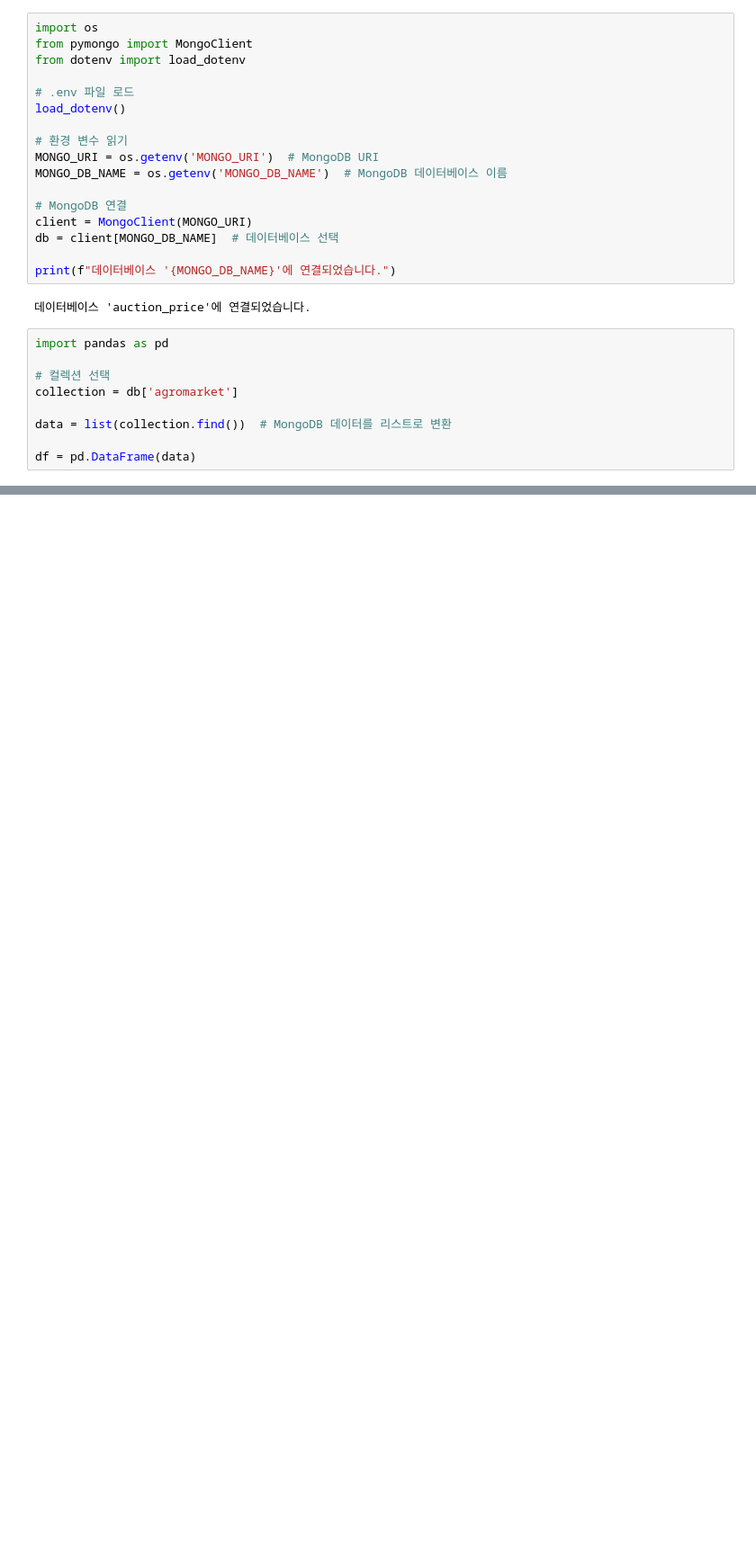
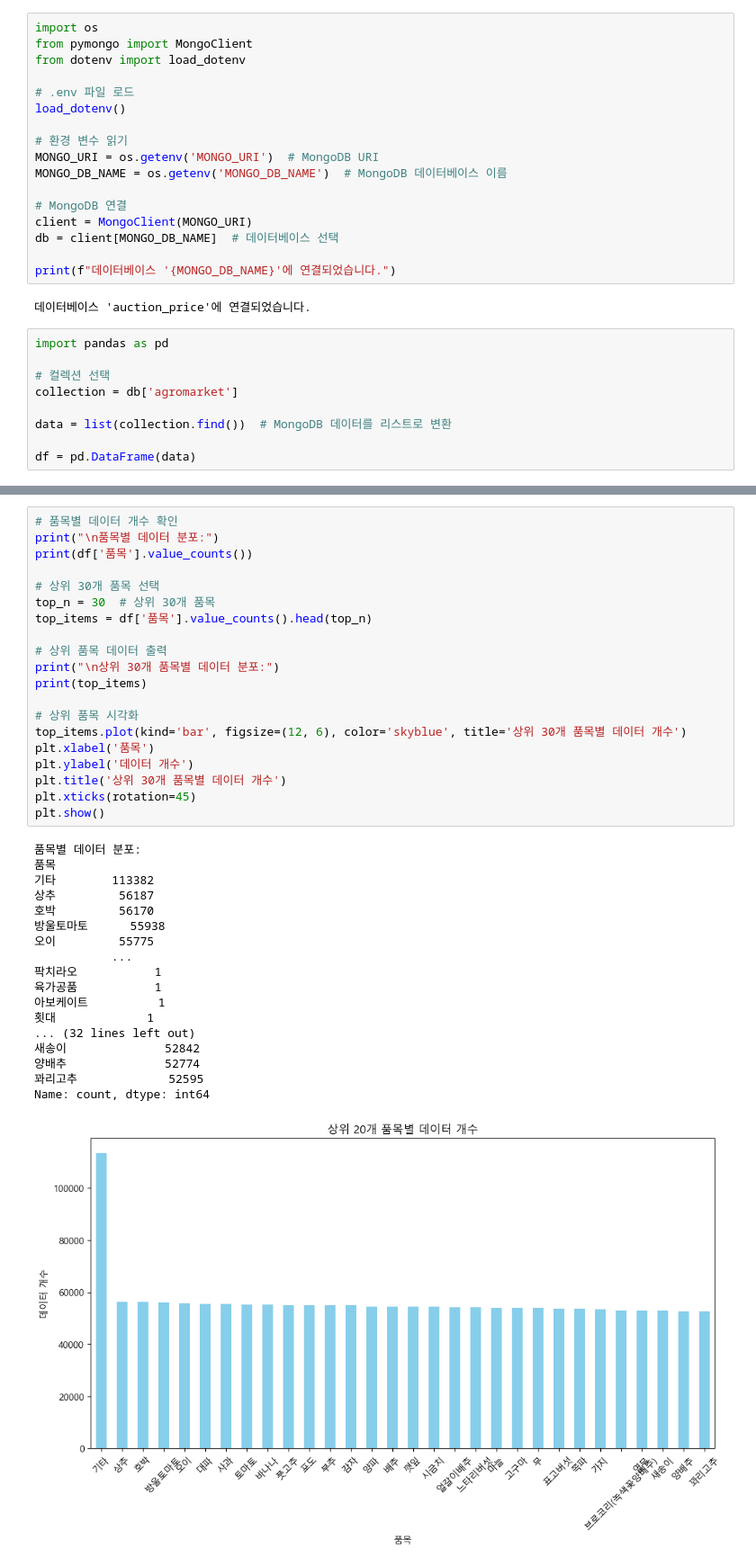
Before and after one commit to carpe-horas/Auction-Predictions, a Jupyter notebook: analysis/agromarket_analysis.ipynb, the cells around one changed output, grey strips where cells are left out. Shown at 90% size. Cells and saved outputs as stored; diff of their text form; blank space fills up the shorter version.

```diff
--- a/analysis/agromarket_analysis.ipynb
+++ b/analysis/agromarket_analysis.ipynb
@@ -110,0 +219,39 @@ df['평균단가(원/kg)'] = df.apply(
+# %%
+# 품목별 데이터 개수 확인
+print("\n품목별 데이터 분포:")
+print(df['품목'].value_counts())
+
+# 상위 30개 품목 선택
+top_n = 30  # 상위 30개 품목
+top_items = df['품목'].value_counts().head(top_n)
+
+# 상위 품목 데이터 출력
+print("\n상위 30개 품목별 데이터 분포:")
+print(top_items)
+
+# 상위 품목 시각화
+top_items.plot(kind='bar', figsize=(12, 6), color='skyblue', title='상위 30개 품목별 데이터 개수')
+plt.xlabel('품목')
+plt.ylabel('데이터 개수')
+plt.title('상위 30개 품목별 데이터 개수')
+plt.xticks(rotation=45)
+plt.show()
+# %% [output]
+품목별 데이터 분포:
+품목
+기타        113382
+상추         56187
+호박         56170
+방울토마토      55938
+오이         55775
+           ...
+팍치라오           1
+육가공품           1
+아보케이트          1
+횟대             1
+... (32 lines left out)
+새송이              52842
+양배추              52774
+꽈리고추             52595
+Name: count, dtype: int64
+[figure, added]
```
Also changed, not shown: parts of 28 cells of this notebook, 8 other files.
